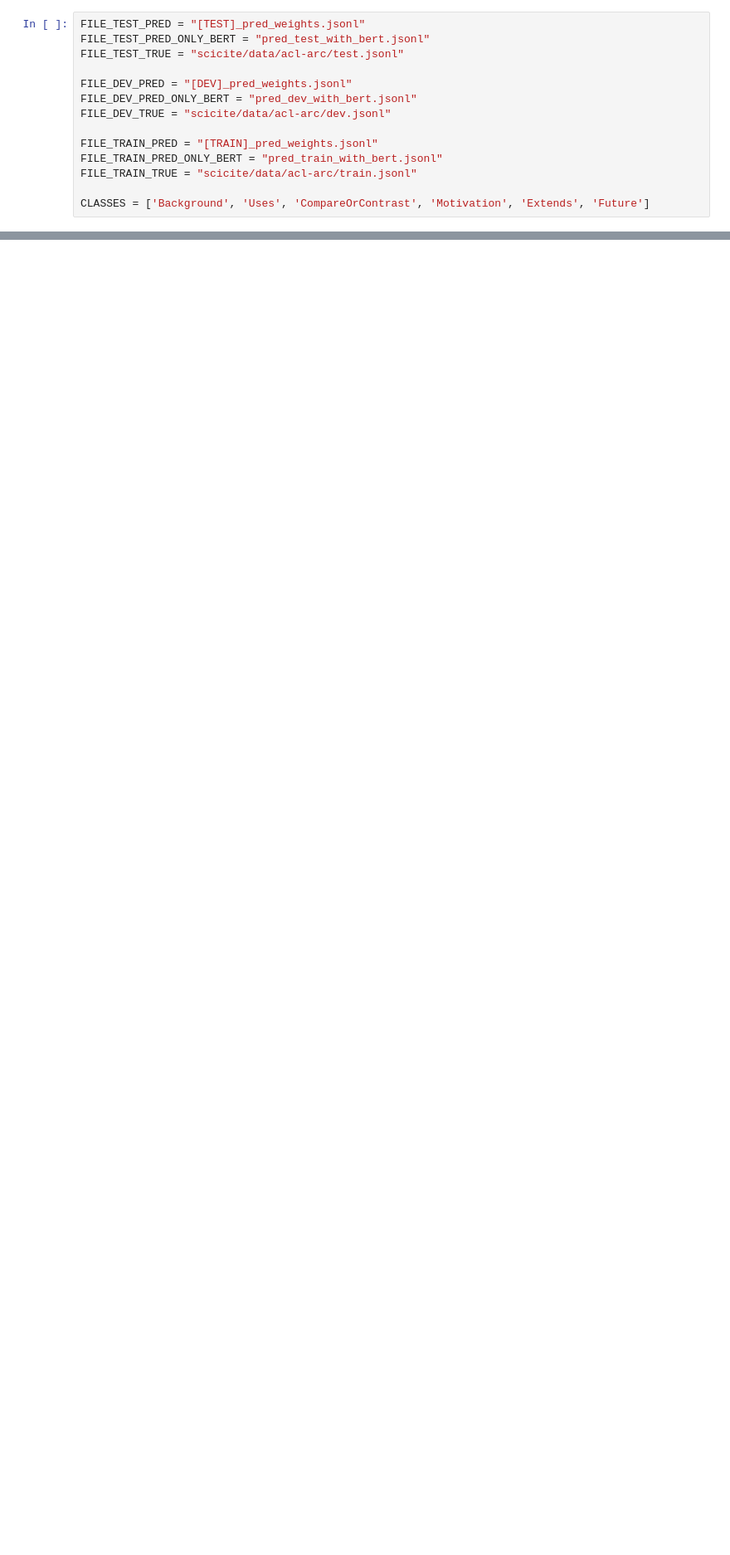
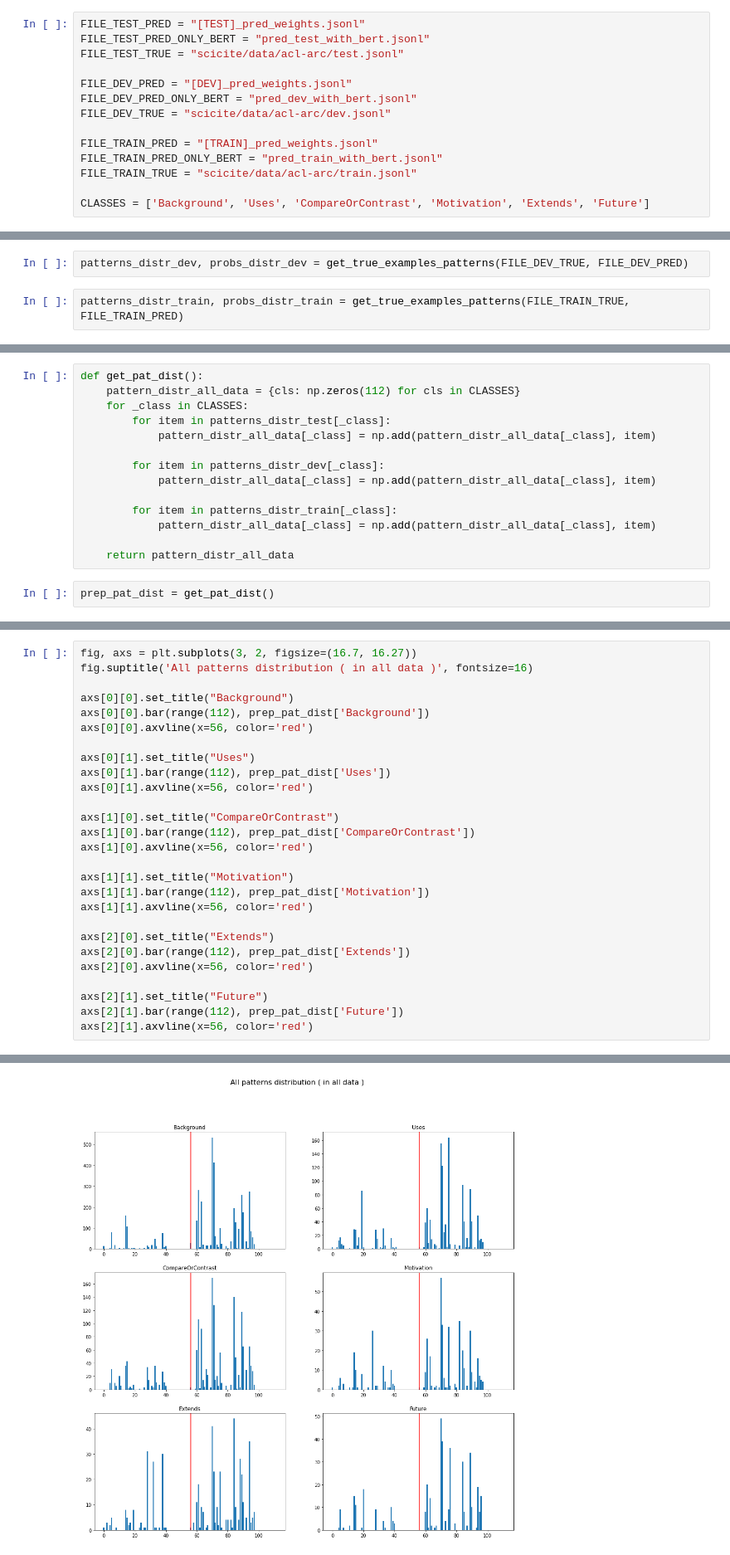
Before and after one commit to se4en/scicite, a Jupyter notebook: errors_analize.ipynb, the cells around one changed output, grey strips where cells are left out. Shown: that part at 83% size. Saved outputs shown, nothing was run; the diff lists cells and outputs as text; blank space fills up the shorter version.

```diff
--- a/errors_analize.ipynb
+++ b/errors_analize.ipynb
@@ -72,0 +100,4 @@ def get_true_examples_patterns(true_file, pred_file)
+# %%
+patterns_distr_dev, probs_distr_dev = get_true_examples_patterns(FILE_DEV_TRUE, FILE_DEV_PRED)
+# %%
+patterns_distr_train, probs_distr_train = get_true_examples_patterns(FILE_TRAIN_TRUE, FILE_TRAIN_PRED)
@@ -72,0 +210,16 @@ def get_true_examples_patterns(true_file, pred_file)
+# %%
+def get_pat_dist():
+    pattern_distr_all_data = {cls: np.zeros(112) for cls in CLASSES}
+    for _class in CLASSES:
+        for item in patterns_distr_test[_class]:
+            pattern_distr_all_data[_class] = np.add(pattern_distr_all_data[_class], item)
+
+        for item in patterns_distr_dev[_class]:
+            pattern_distr_all_data[_class] = np.add(pattern_distr_all_data[_class], item)
+
+        for item in patterns_distr_train[_class]:
+            pattern_distr_all_data[_class] = np.add(pattern_distr_all_data[_class], item)
+
+    return pattern_distr_all_data
+# %%
+prep_pat_dist = get_pat_dist()
@@ -72,0 +230,28 @@ def get_true_examples_patterns(true_file, pred_file)
+# %%
+fig, axs = plt.subplots(3, 2, figsize=(16.7, 16.27))
+fig.suptitle('All patterns distribution ( in all data )', fontsize=16)
+
+axs[0][0].set_title("Background")
+axs[0][0].bar(range(112), prep_pat_dist['Background'])
+axs[0][0].axvline(x=56, color='red')
+
+axs[0][1].set_title("Uses")
+axs[0][1].bar(range(112), prep_pat_dist['Uses'])
+axs[0][1].axvline(x=56, color='red')
+
+axs[1][0].set_title("CompareOrContrast")
+axs[1][0].bar(range(112), prep_pat_dist['CompareOrContrast'])
+axs[1][0].axvline(x=56, color='red')
+
+axs[1][1].set_title("Motivation")
+axs[1][1].bar(range(112), prep_pat_dist['Motivation'])
+axs[1][1].axvline(x=56, color='red')
+
+axs[2][0].set_title("Extends")
+axs[2][0].bar(range(112), prep_pat_dist['Extends'])
+axs[2][0].axvline(x=56, color='red')
+
+axs[2][1].set_title("Future")
+axs[2][1].bar(range(112), prep_pat_dist['Future'])
+axs[2][1].axvline(x=56, color='red')
+# %% [output]
@@ -72,0 +259 @@ def get_true_examples_patterns(true_file, pred_file)
+[figure, added]
```
Also changed, not shown: parts of 50 cells of this notebook, 4 other files.
